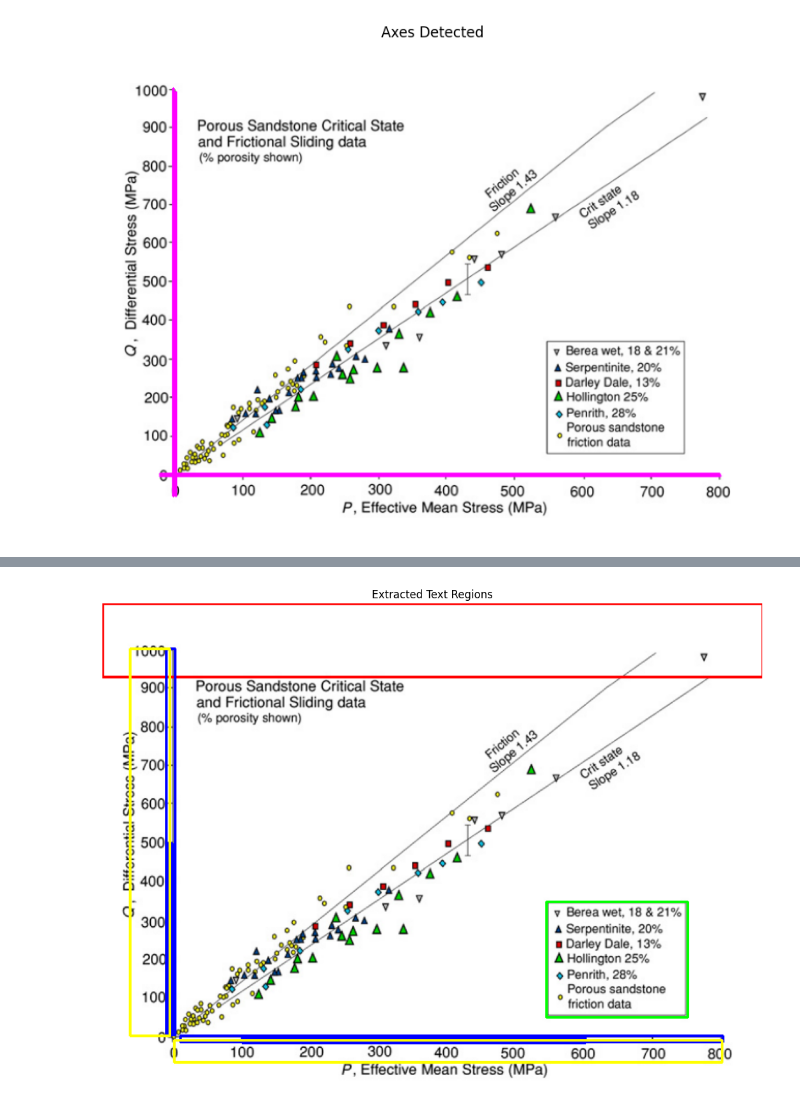
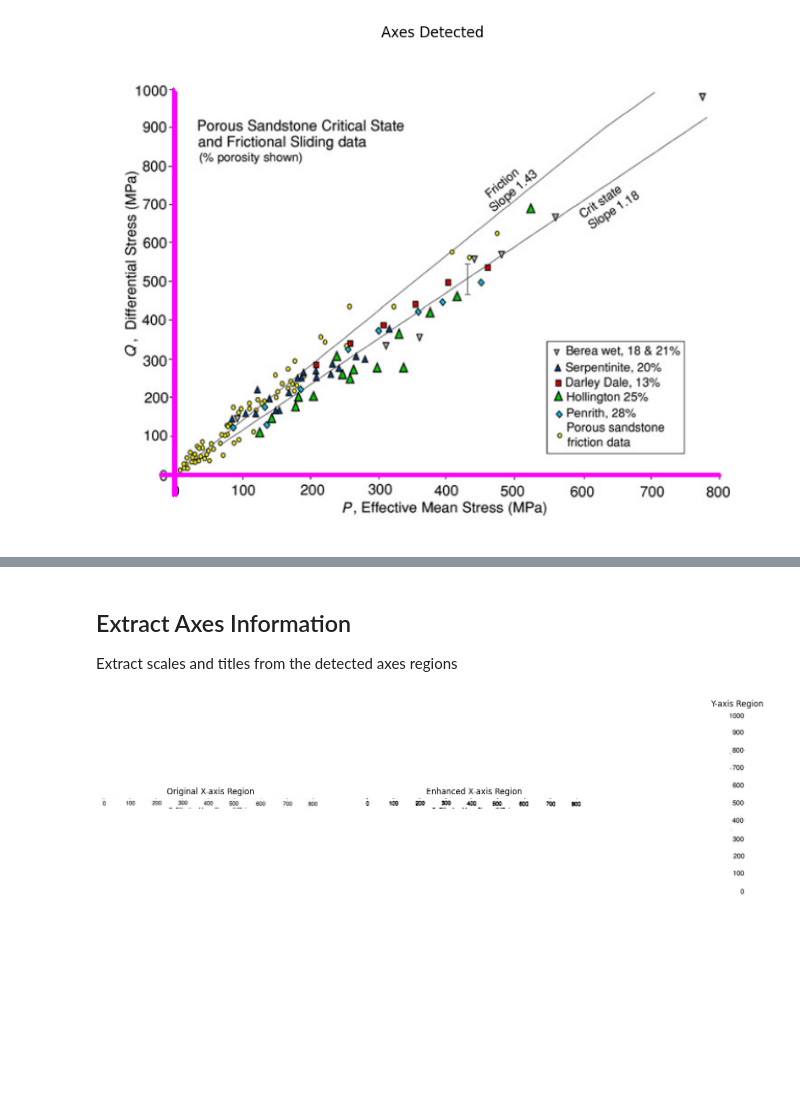
Before and after one commit to sa-diq/rock-strength, a Jupyter notebook: segmentation.ipynb, the cells around one changed output, grey strips where cells are left out. Saved outputs shown, nothing was run; the diff lists cells and outputs as text; code cells hidden in the pictures; blank space fills up the shorter version.

```diff
--- a/segmentation.ipynb
+++ b/segmentation.ipynb
@@ -280,33 +173,37 @@ _ 800:
-# %%
-# Visualize the extracted regions
-vis_img = rgb_img.copy()
-
-# Draw title region
-cv2.rectangle(vis_img, (0, 0), (image.shape[1], title_height), (255, 0, 0), 2)
-
-# Draw legend box
-if legend_candidates:
-    x, y, w, h = legend_candidates[0]
-    cv2.rectangle(vis_img, (x, y), (x+w, y+h), (0, 255, 0), 2)
-
-# Draw axis label regions
-for label_type, x, y, w, h in label_candidates:
-    cv2.rectangle(vis_img, (x, y), (x+w, y+h), (0, 0, 255), 2)
-
-# Draw scale regions
-cv2.rectangle(vis_img,
-            (plot_left, plot_bottom+5),
-            (plot_right, plot_bottom+30),
-            (255, 255, 0), 2)
-cv2.rectangle(vis_img,
-            (max(0, plot_left-50), plot_top),
-            (plot_left-5, plot_bottom),
-            (255, 255, 0), 2)
-
-plt.figure(figsize=(15, 10))
-plt.imshow(vis_img)
-plt.title('Extracted Text Regions')
-plt.axis('off')
-plt.show()
-# %% [output]
-[figure, removed]
+# %% [markdown]
+## Extract Axes Information
+Extract scales and titles from the detected axes regions
+# %%
+# Extract x-axis scale region with adjusted boundaries
+x_scale_region = grayscale_image[plot_bottom+5:plot_bottom+35, plot_left-10:plot_right+20]
+
+# Enhance x-axis scale visibility
+x_scale_enhanced = cv2.threshold(
+    x_scale_region,
+    0, 255,
+    cv2.THRESH_BINARY + cv2.THRESH_OTSU
+)[1]
+
+# Dilate text slightly to separate digits
+kernel = np.ones((2,1), np.uint8)
+x_scale_enhanced = cv2.erode(x_scale_enhanced, kernel, iterations=1)
+
+# Extract y-axis scale region with adjusted boundaries
+y_scale_region = grayscale_image[plot_top-10:plot_bottom+15, max(0, plot_left-44):plot_left-7]
+
+# Visualize the extracted and preprocessed regions
+fig, (ax1, ax2, ax3) = plt.subplots(1, 3, figsize=(20, 5))
+ax1.imshow(x_scale_region, cmap='gray')
+ax1.set_title('Original X-axis Region')
+ax1.axis('off')
+
+ax2.imshow(x_scale_enhanced, cmap='gray')
+ax2.set_title('Enhanced X-axis Region')
+ax2.axis('off')
+
+ax3.imshow(y_scale_region, cmap='gray')
+ax3.set_title('Y-axis Region')
+ax3.axis('off')
+plt.show()
+# %% [output]
+[figure, added]
```
Also changed, not shown: parts of 13 cells of this notebook.
